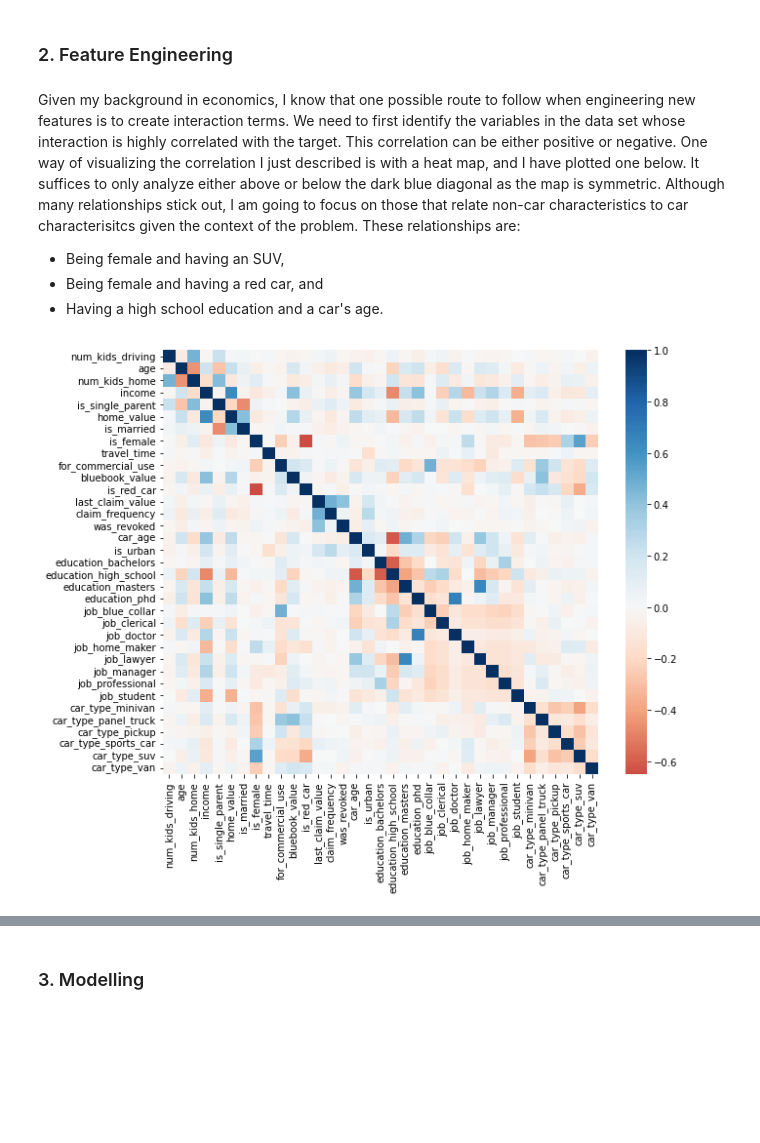
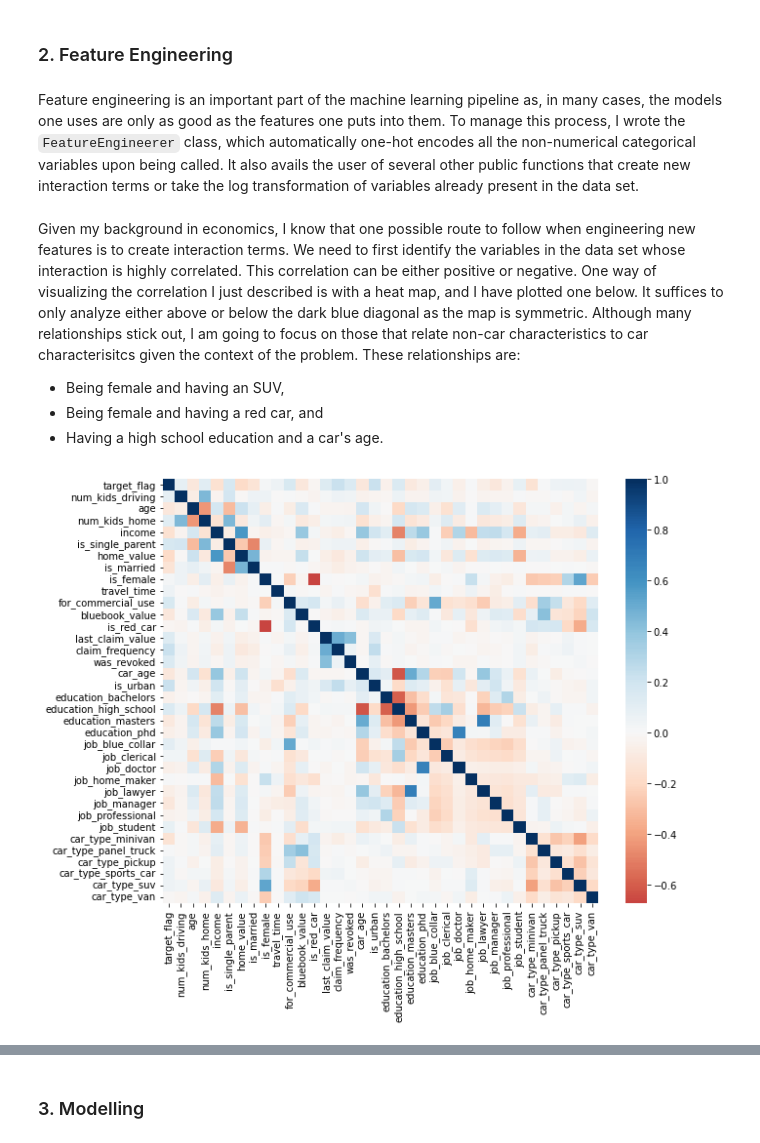
Before and after one commit to rossguthery/descartes-technical-test, a Jupyter notebook: main.ipynb, the cells around one changed output, grey strips where cells are left out. Drawn from its saved outputs; the diff is of its cells as text; code cells hidden in the pictures; blank space fills up the shorter version.

````diff
--- a/main.ipynb
+++ b/main.ipynb
@@ -20,9 +20,9 @@ To manage the reading in and cleaning of the data needed to complete this test,
 # %%
 # Instantiate a Data object for the test and train sets.
 test_data: Data = Data(
-    train=False, file_path="data/test_auto.csv", index_col=0,
+    train=False, file_path="data/test_auto.csv", index_col=0
 )
 train_data: Data = Data(
-    train=True, file_path="data/train_auto.csv", index_col=0,
+    train=True, file_path="data/train_auto.csv", index_col=0
 )
 # %%
@@ -73,6 +74,8 @@ train_data.data.head()
 5 rows × 21 columns
 # %% [markdown]
 ### 2. Feature Engineering
+# %% [markdown]
+Feature engineering is an important part of the machine learning pipeline as, in many cases, the models one uses are only as good as the features one puts into them. To manage this process, I wrote the ```FeatureEngineerer``` class, which automatically one-hot encodes all the non-numerical categorical variables upon being called. It also avails the user of several other public functions that create new interaction terms or take the log transformation of variables already present in the data set.
 # %%
 # Instantiate a FeatureEngineerer object for the test and train sets.
 test_engineerer: FeatureEngineerer = FeatureEngineerer(data=test_data.data)
@@ -83,16 +86,16 @@ train_engineerer: FeatureEngineerer = FeatureEngineerer(data=train_data.data)
 test_engineerer()
 train_engineerer()
 # %% [markdown]
-Given my background in economics, I know that one possible route to follow when engineering new features is to create interaction terms. We need to first identify the variables in the data set whose interaction is highly correlated with the target. This correlation can be either positive or negative. One way of visualizing the correlation I just described is with a heat map, and I have plotted one below. It suffices to only analyze either above or below the dark blue diagonal as the map is symmetric. Although many relationships stick out, I am going to focus on those that relate non-car characteristics to car characterisitcs given the context of the problem. These relationships are:
+Given my background in economics, I know that one possible route to follow when engineering new features is to create interaction terms. We need to first identify the variables in the data set whose interaction is highly correlated. This correlation can be either positive or negative. One way of visualizing the correlation I just described is with a heat map, and I have plotted one below. It suffices to only analyze either above or below the dark blue diagonal as the map is symmetric. Although many relationships stick out, I am going to focus on those that relate non-car characteristics to car characterisitcs given the context of the problem. These relationships are:
 - Being female and having an SUV,
 - Being female and having a red car, and
 - Having a high school education and a car's age.
 # %%
-# Plot heat map to show correlation between explanatory variables and target.
-sns.heatmap(data=test_engineerer.data.corr(), cmap="RdBu", center=0)
+# Plot heat map to show correlation between explanatory variables.
+sns.heatmap(data=train_engineerer.data.corr(), cmap="RdBu", center=0)
 plt.show()
 # %% [output]
-[figure, old version]
+[figure, new version]
 # %%
 # Add the interaction variables mentioned above to the test and train sets.
 test_engineerer.get_interaction_terms()
````
Also changed, not shown: parts of 27 cells of this notebook, 9 other files.
